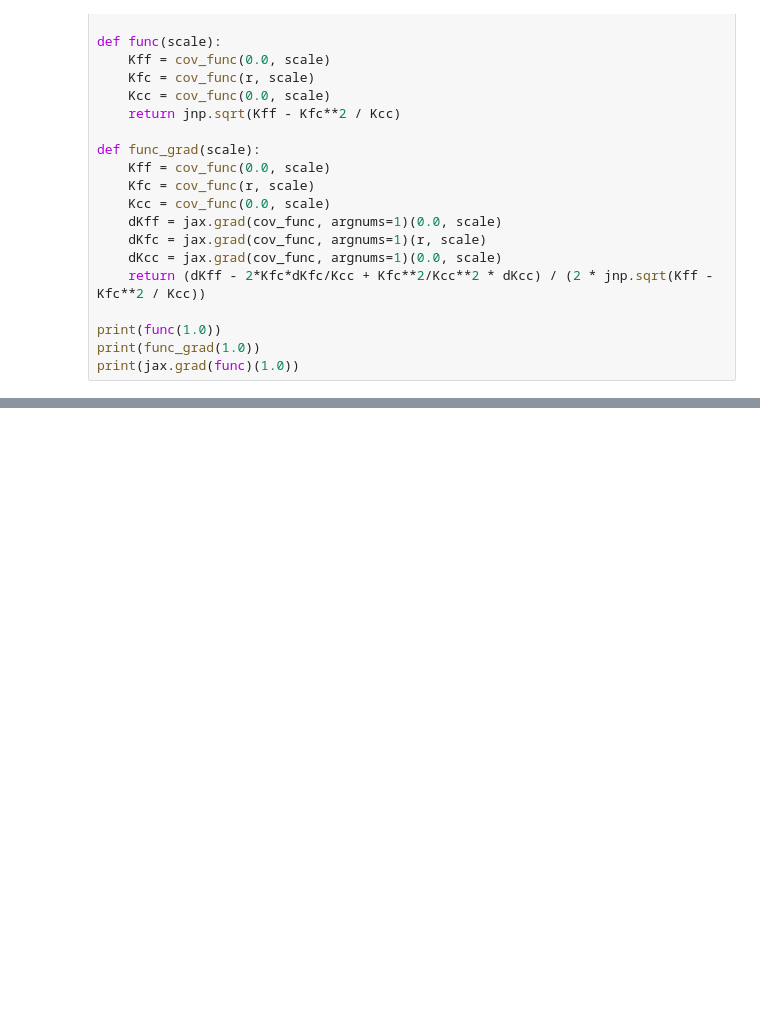
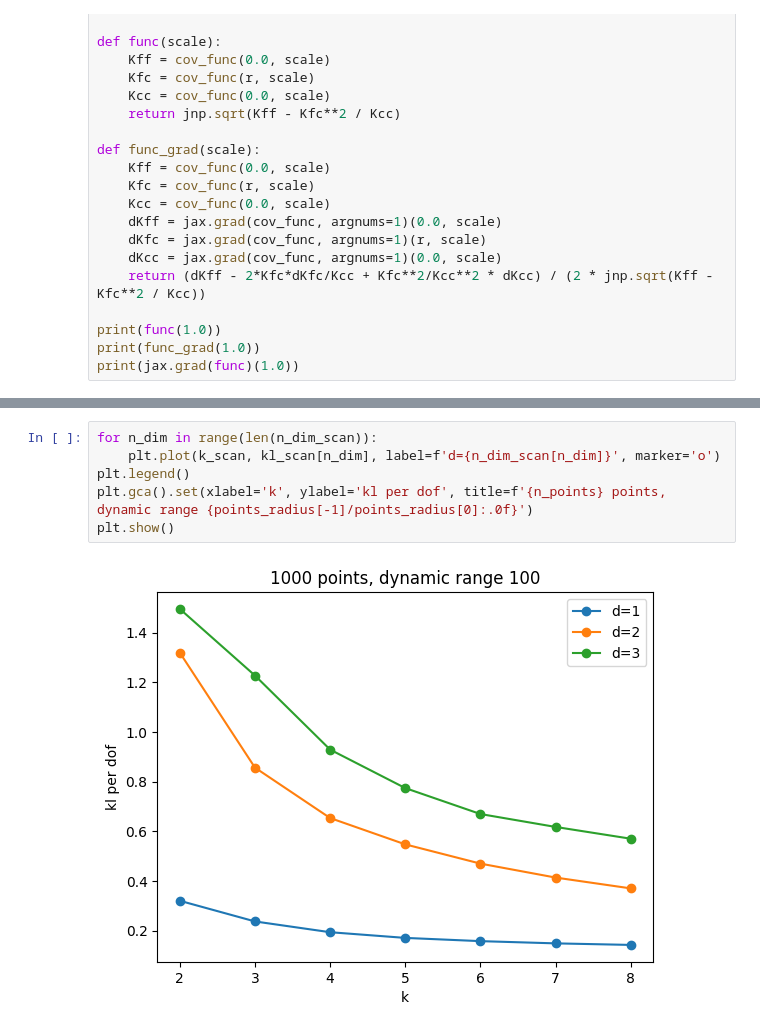
Before and after one commit to stanford-ism/graphgp, a Jupyter notebook: new.ipynb, the cells around one changed output, grey strips where cells are left out. Drawn from its saved outputs; the diff is of its cells as text; blank space fills up the shorter version.

```diff
--- a/new.ipynb
+++ b/new.ipynb
@@ -351,0 +393,8 @@ print(jax.grad(func)(1.0))
+# %%
+for n_dim in range(len(n_dim_scan)):
+    plt.plot(k_scan, kl_scan[n_dim], label=f'd={n_dim_scan[n_dim]}', marker='o')
+plt.legend()
+plt.gca().set(xlabel='k', ylabel='kl per dof', title=f'{n_points} points, dynamic range {points_radius[-1]/points_radius[0]:.0f}')
+plt.show()
+# %% [output]
+[figure, added]
```
Also changed, not shown: parts of 23 cells of this notebook.
